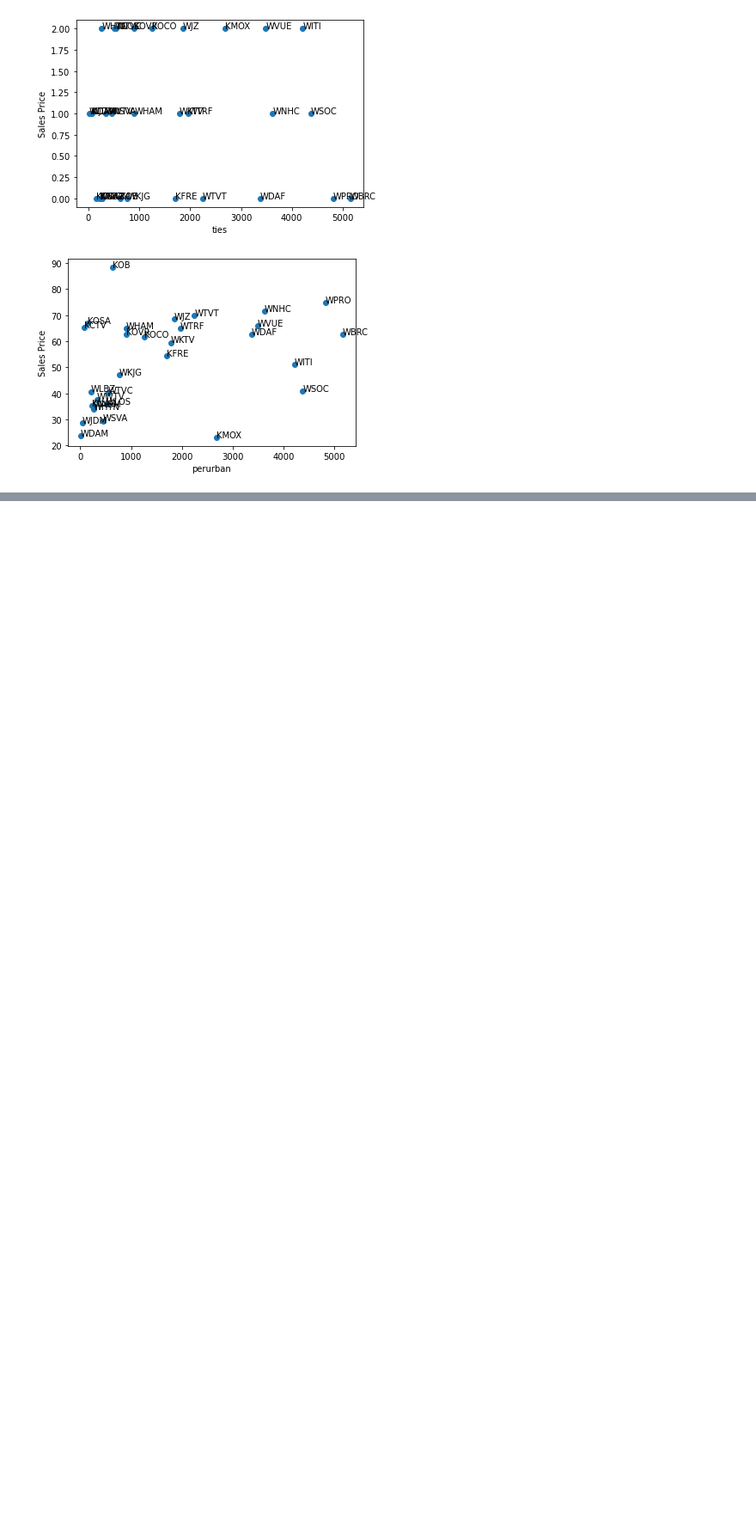
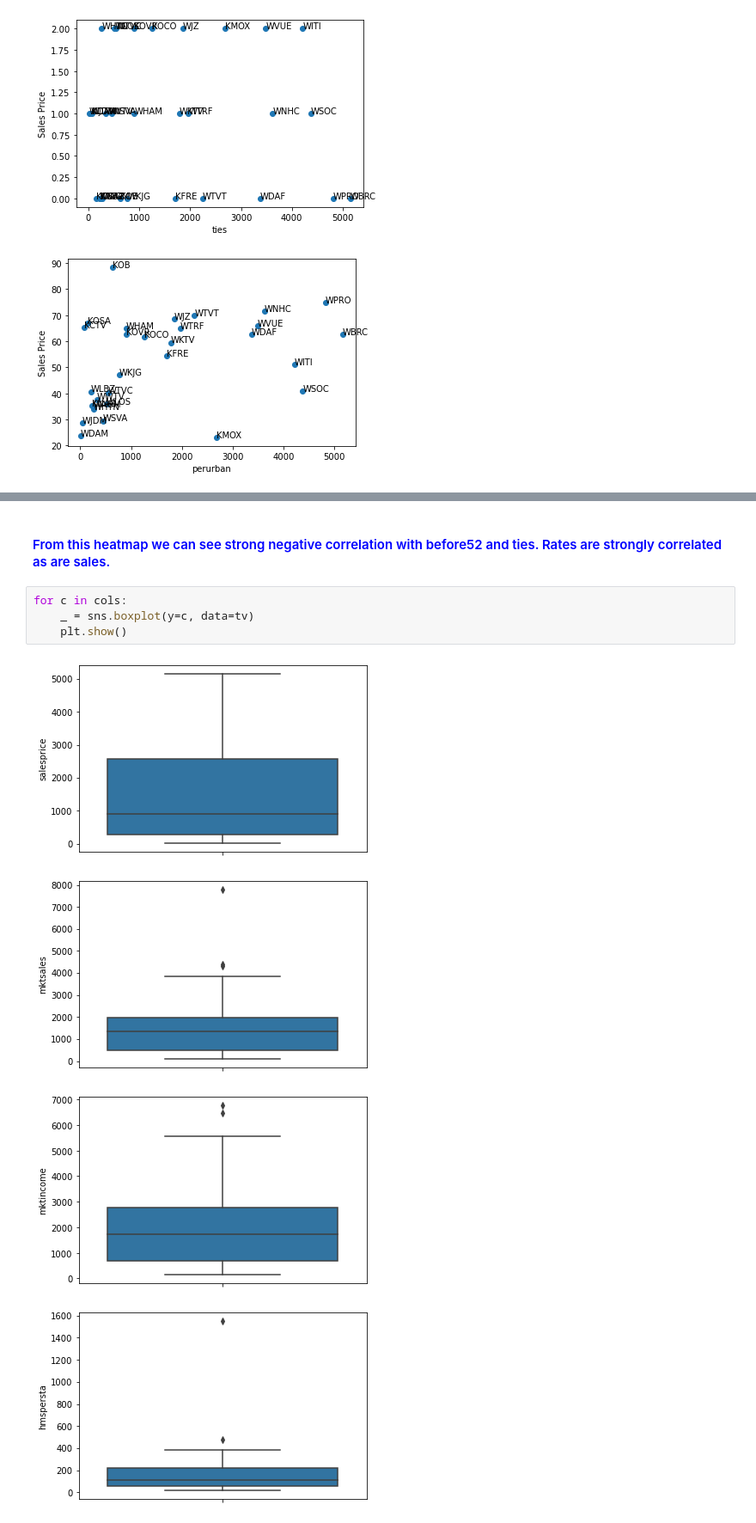
Before and after one commit to randrmoel/DataStory, a Jupyter notebook: DataStory.ipynb, the cells around one changed output, grey strips where cells are left out. Shown at 86% size. Drawn from its saved outputs; the diff is of its cells as text; blank space fills up the shorter version.

```diff
--- a/DataStory.ipynb
+++ b/DataStory.ipynb
@@ -105,0 +129,12 @@ for x_i in x:
+# %% [markdown]
+<h4 style="color:Blue;">From this heatmap we can see strong negative correlation with before52 and ties.  Rates are strongly correlated as are sales.
+</h4>
+# %%
+for c in cols:
+    _ = sns.boxplot(y=c, data=tv)
+    plt.show()
+# %% [output]
+[figure, added]
+[figure, added]
+[figure, added]
+[figure, added]
```
Also changed, not shown: parts of 6 cells of this notebook.
